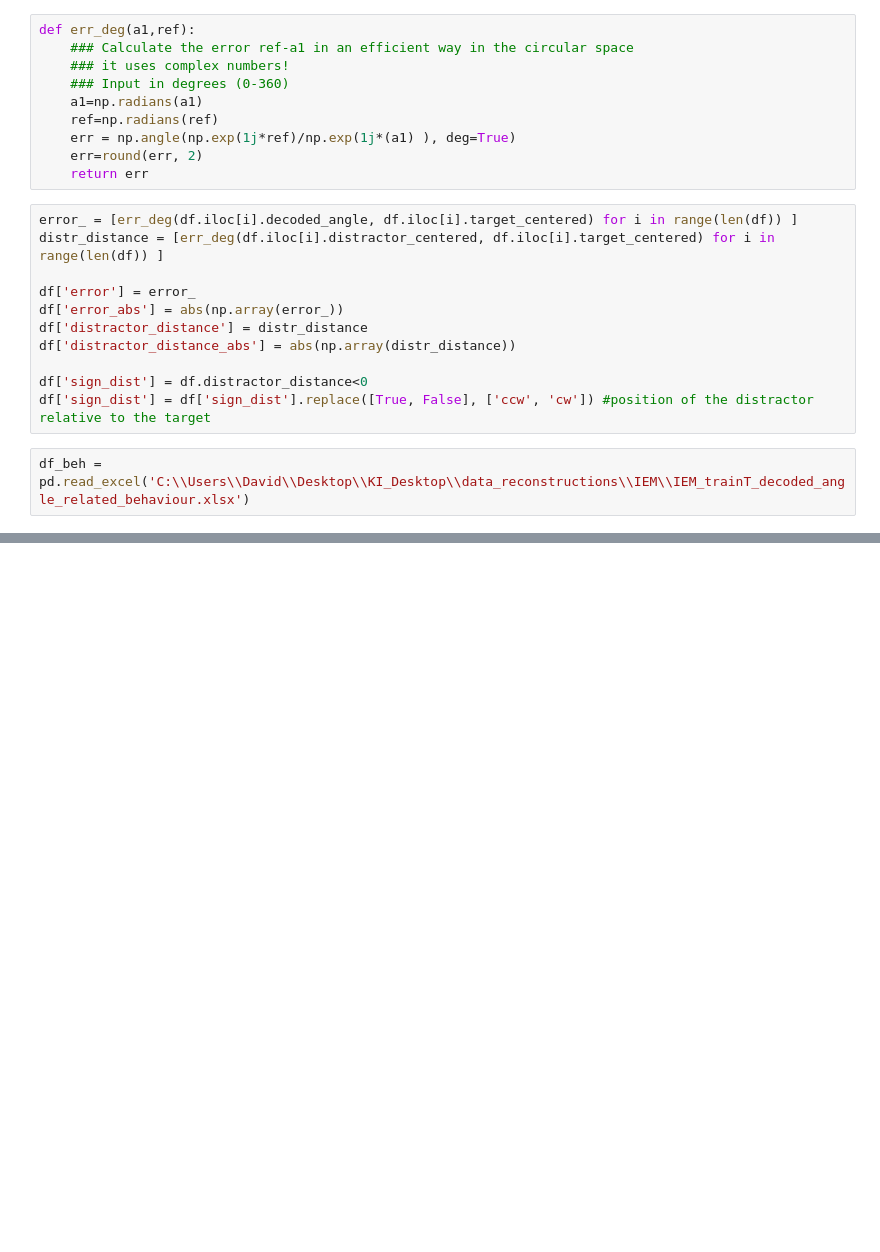
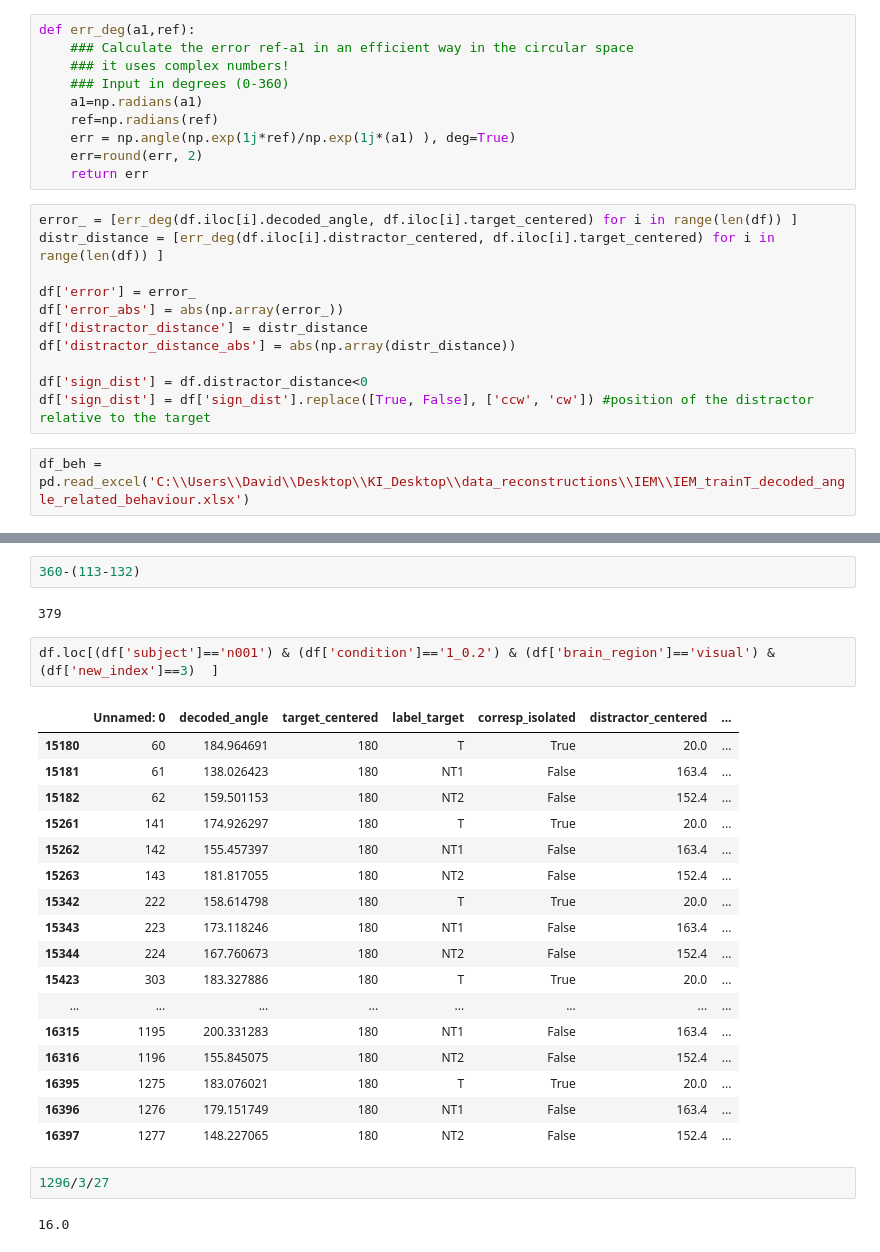
Before and after one commit to davidbestue/encoding, a Jupyter notebook: scripts/plots/IEM/Angle_decoding_correlations.ipynb, the cells around one changed output, grey strips where cells are left out. Saved outputs shown, nothing was run; the diff lists cells and outputs as text; blank space fills up the shorter version.

```diff
--- a/scripts/plots/IEM/Angle_decoding_correlations.ipynb
+++ b/scripts/plots/IEM/Angle_decoding_correlations.ipynb
@@ -45,0 +126,28 @@ df.head(5)
+# %%
+360-(113-132)
+# %% [output]
+379
+# %%
+df.loc[(df['subject']=='n001') & (df['condition']=='1_0.2') & (df['brain_region']=='visual') & (df['new_index']==3)  ]
+# %% [output]
+|  | Unnamed: 0 | decoded_angle | target_centered | label_target | corresp_isolated | distractor_centered | ... |
+| 15180 | 60 | 184.964691 | 180 | T | True | 20.0 | ... |
+| 15181 | 61 | 138.026423 | 180 | NT1 | False | 163.4 | ... |
+| 15182 | 62 | 159.501153 | 180 | NT2 | False | 152.4 | ... |
+| 15261 | 141 | 174.926297 | 180 | T | True | 20.0 | ... |
+| 15262 | 142 | 155.457397 | 180 | NT1 | False | 163.4 | ... |
+| 15263 | 143 | 181.817055 | 180 | NT2 | False | 152.4 | ... |
+| 15342 | 222 | 158.614798 | 180 | T | True | 20.0 | ... |
+| 15343 | 223 | 173.118246 | 180 | NT1 | False | 163.4 | ... |
+| 15344 | 224 | 167.760673 | 180 | NT2 | False | 152.4 | ... |
+| 15423 | 303 | 183.327886 | 180 | T | True | 20.0 | ... |
+| ... | ... | ... | ... | ... | ... | ... | ... |
+| 16315 | 1195 | 200.331283 | 180 | NT1 | False | 163.4 | ... |
+| 16316 | 1196 | 155.845075 | 180 | NT2 | False | 152.4 | ... |
+| 16395 | 1275 | 183.076021 | 180 | T | True | 20.0 | ... |
+| 16396 | 1276 | 179.151749 | 180 | NT1 | False | 163.4 | ... |
+| 16397 | 1277 | 148.227065 | 180 | NT2 | False | 152.4 | ... |
+# %%
+1296/3/27
+# %% [output]
+16.0
```
Also changed, not shown: parts of 8 cells of this notebook.
